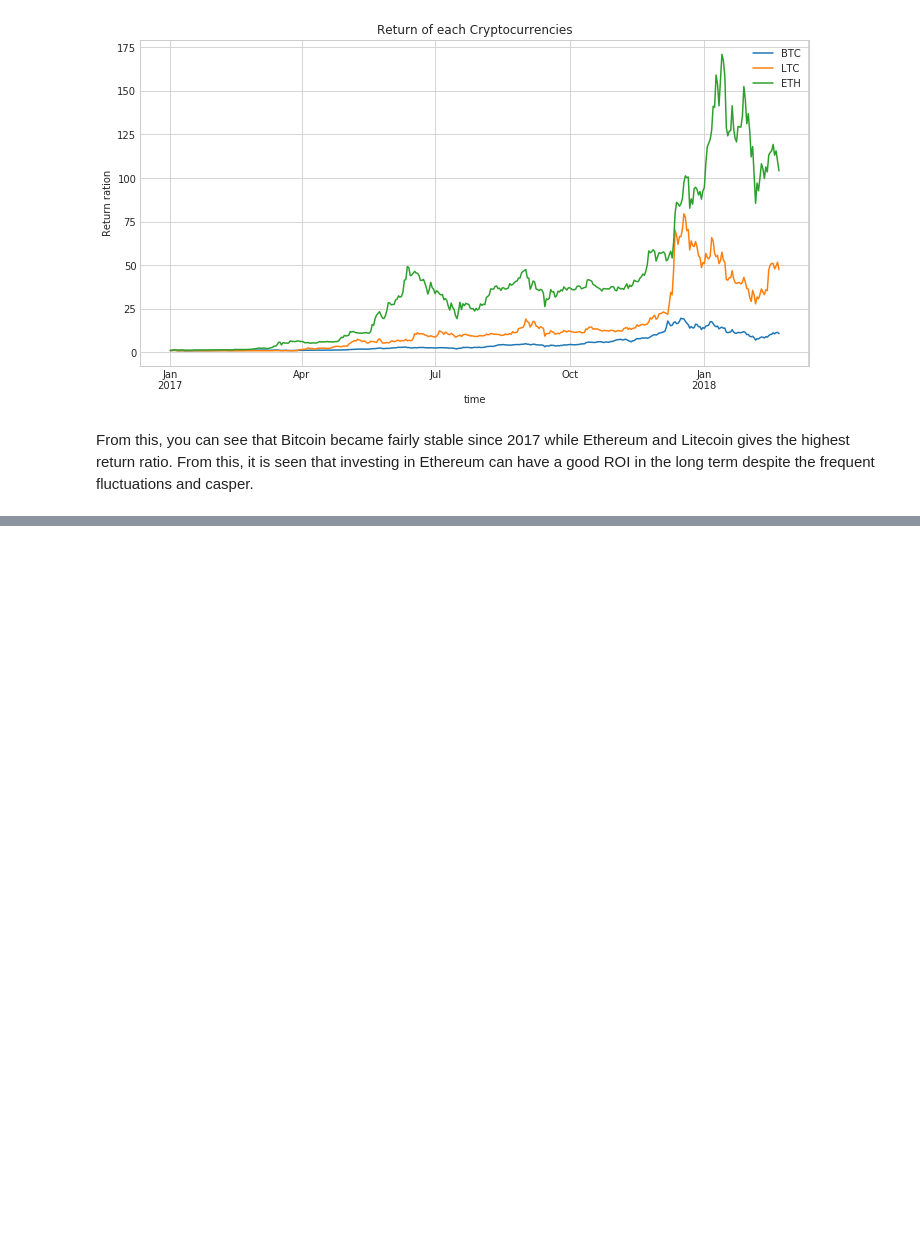
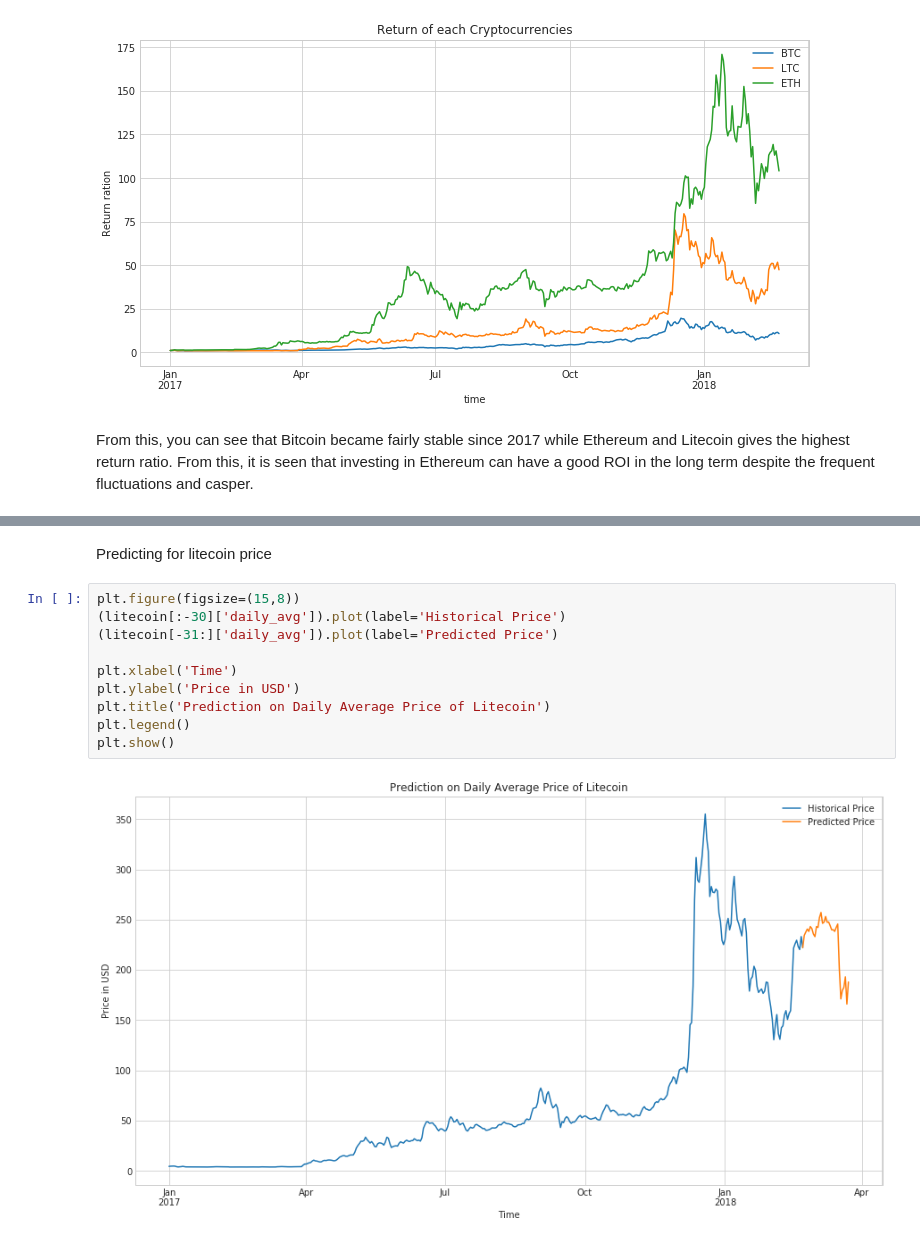
Before and after one commit to deltonmyalil/CryptocurrencyAnalytics, a Jupyter notebook: CryptoAnalytics.ipynb, the cells around one changed output, grey strips where cells are left out. Cells and saved outputs as stored; diff of their text form; blank space fills up the shorter version.

```diff
--- a/CryptoAnalytics.ipynb
+++ b/CryptoAnalytics.ipynb
@@ -356,0 +516,14 @@ From this, it is seen that investing in Ethereum can have a good ROI in the long
+# %% [markdown]
+Predicting for litecoin price
+# %%
+plt.figure(figsize=(15,8))
+(litecoin[:-30]['daily_avg']).plot(label='Historical Price')
+(litecoin[-31:]['daily_avg']).plot(label='Predicted Price')
+
+plt.xlabel('Time')
+plt.ylabel('Price in USD')
+plt.title('Prediction on Daily Average Price of Litecoin')
+plt.legend()
+plt.show()
+# %% [output]
+[figure, added]
```
Also changed, not shown: parts of 37 cells of this notebook.
